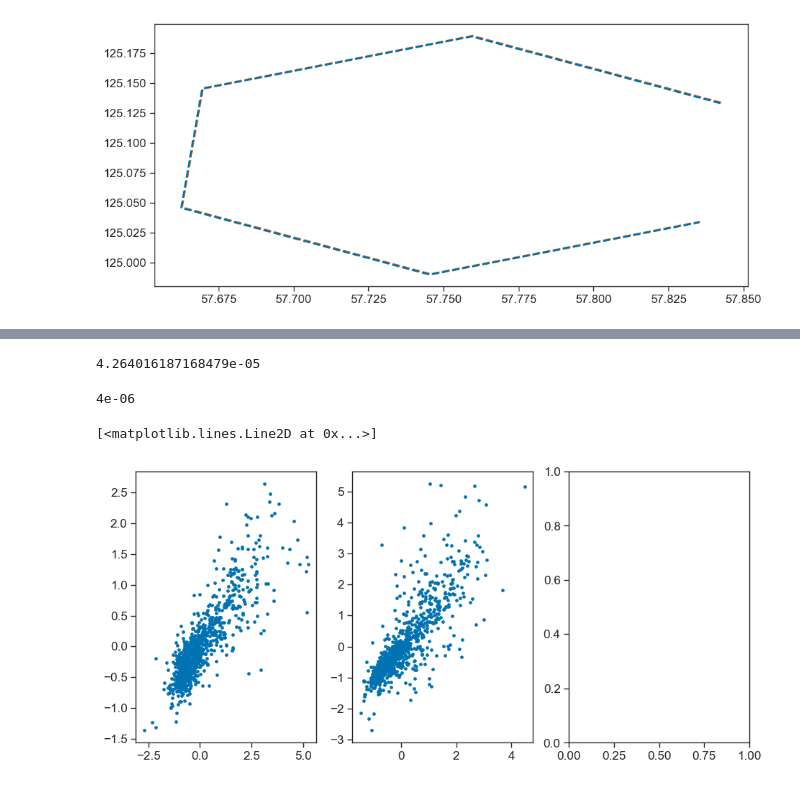
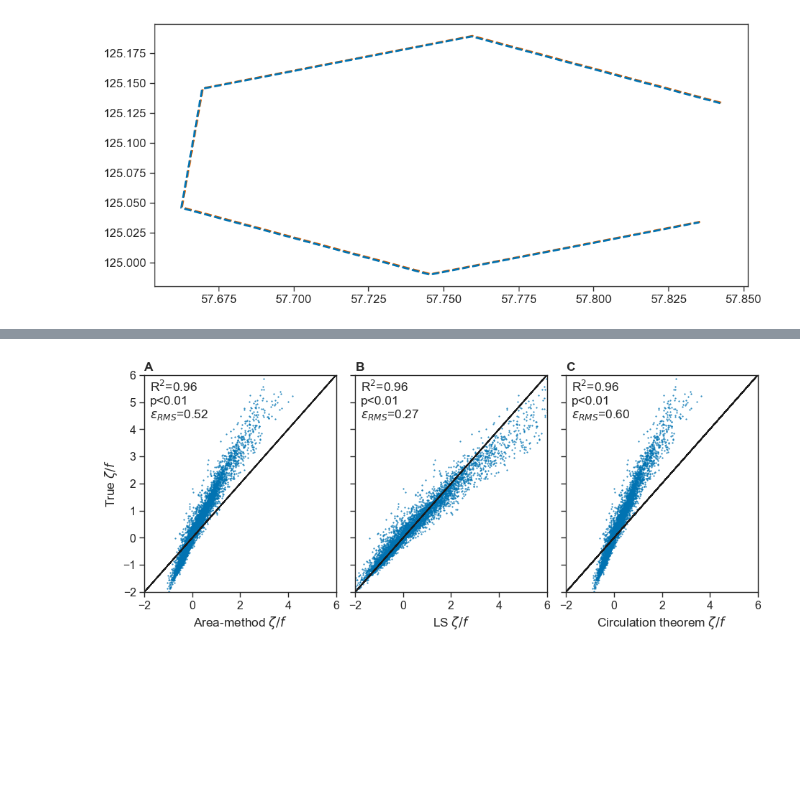
Before and after one commit to sessink/velocity_gradients, a Jupyter notebook: notebooks/compare_methods.ipynb, the cells around one changed output, grey strips where cells are left out. Saved outputs shown, nothing was run; the diff lists cells and outputs as text; code cells hidden in the pictures; blank space fills up the shorter version.

```diff
--- a/notebooks/compare_methods.ipynb
+++ b/notebooks/compare_methods.ipynb
@@ -10,6 +10,7 @@ import numpy as np
 import pandas as pd
 import xarray as xr
 from scipy import stats
+from scipy.stats import pearsonr
 
 import bottleneck as bn
 
@@ -37,7 +38,7 @@ import hvplot.xarray
 
 from deformtools.tools import alphabet
 
-sns.set(style='ticks', context='paper', palette='colorblind',font_scale=1.4)
+sns.set(style='ticks', context='paper', palette='colorblind',font_scale=1.3)
 mpl.rc('figure', dpi=100, figsize=[11, 5])
 mpl.rc('savefig', dpi=500, bbox='tight')
 mpl.rc('legend', frameon=False)
@@ -159,11 +144,11 @@ def kawai(x,y,u,v):
     points = np.squeeze( np.array( [x, y] ) ).T
     area = ConvexHull(points).area
 
-    return np.sum( umean*rx + vmean*ry )/f/area
+    return np.sum( umean*rx + vmean*ry )/f/(1e6*area)
 # %%
 f= gsw.f(17)
-N=1000
-M=5
+N=10000
+M=6
 L=1
 S=1
 xi, yi = make_n_hexs(L, S, N, M)
@@ -206,15 +178,44 @@ ax[2].plot(TRUE,TRUE,color='k')
-# %%
-f
-# %% [output]
-4.264016187168479e-05
-# %%
-1/250000
-# %% [output]
-4e-06
-# %%
-fig,ax = plt.subplots(1,3)
-ax[0].plot(LS,SAU,'.')
-ax[1].plot(TRUE,LS,'.')
-# %% [output]
-[<matplotlib.lines.Line2D at 0x...>]
-[figure, removed]
+# %%
+fig,ax = plt.subplots(1,3, sharey=True,figsize=(11,4))
+ax[0].plot(SAU,TRUE,'.', markersize=1)
+ax[0].plot(TRUE,TRUE,color='k')
+ax[0].set_ylim(-2,6)
+ax[0].set_xlim(-2,6)
+ax[0].set_ylabel('True $\zeta/f$')
+ax[0].set_xlabel('Area-method $\zeta/f$')
+
+r,p = pearsonr(SAU, TRUE)
+e = np.sqrt( np.mean( (SAU-TRUE)**2 ) )
+r2=r**2
+ax[0].annotate(rf'R$^2$={r2:2.2f}'+'\n'+r'p<0.01'+'\n'+rf'$\epsilon_{{RMS}}$={e:2.2f}',(0.03,0.8),xycoords='axes fraction')
+
+
+ax[1].plot(LS,TRUE,'.', markersize=1)
+ax[1].plot(TRUE,TRUE,color='k')
+ax[1].set_ylim(-2,6)
+ax[1].set_xlim(-2,6)
+ax[1].set_xlabel('LS $\zeta/f$')
+
+r,p = pearsonr(LS, TRUE)
+e = np.sqrt( np.mean( (LS-TRUE)**2 ) )
+r2=r**2
+ax[1].annotate(rf'R$^2$={r2:2.2f}'+'\n'+r'p<0.01'+'\n'+rf'$\epsilon_{{RMS}}$={e:2.2f}',(0.03,0.8),xycoords='axes fraction')
+
+ax[2].plot(KAW,TRUE,'.', markersize=1)
+ax[2].plot(TRUE,TRUE,color='k')
+ax[2].set_ylim(-2,6)
+ax[2].set_xlim(-2,6)
+ax[2].set_xlabel('Circulation theorem $\zeta/f$')
+
+r,p = pearsonr(KAW, TRUE)
+e = np.sqrt( np.mean( (KAW-TRUE)**2 ) )
+r2=r**2
+ax[2].annotate(rf'R$^2$={r2:2.2f}'+'\n'+r'p<0.01'+'\n'+rf'$\epsilon_{{RMS}}$={e:2.2f}',(0.03,0.8),xycoords='axes fraction')
+
+plt.subplots_adjust(wspace=0.1)
+
+alphabet(ax)
+
+plt.savefig('../figures/compare_methods.pdf',dpi=600)
+# %% [output]
+[figure, added]
```
Also changed, not shown: parts of 5 cells of this notebook, 2 other files.
